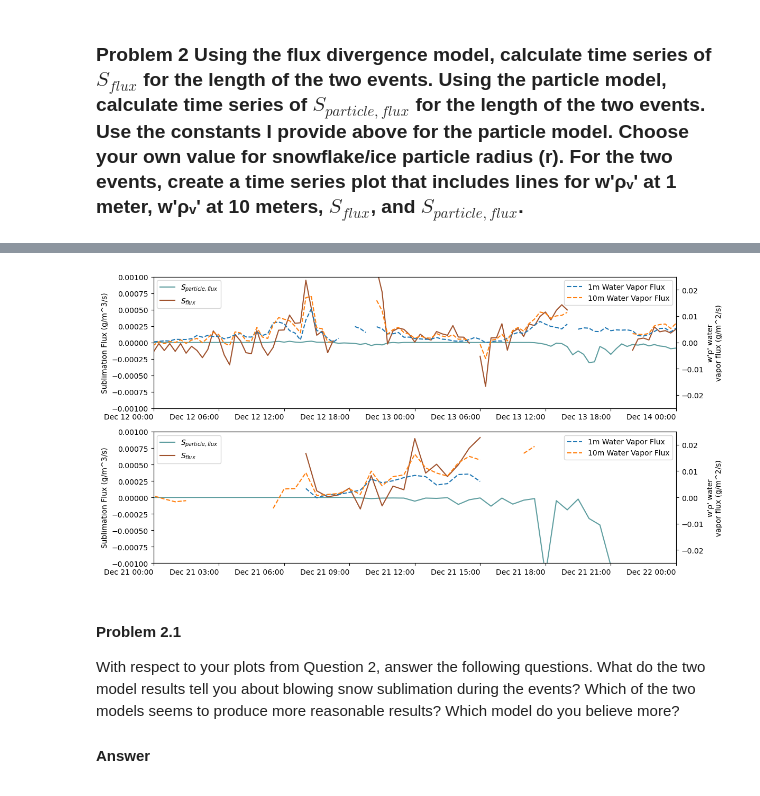
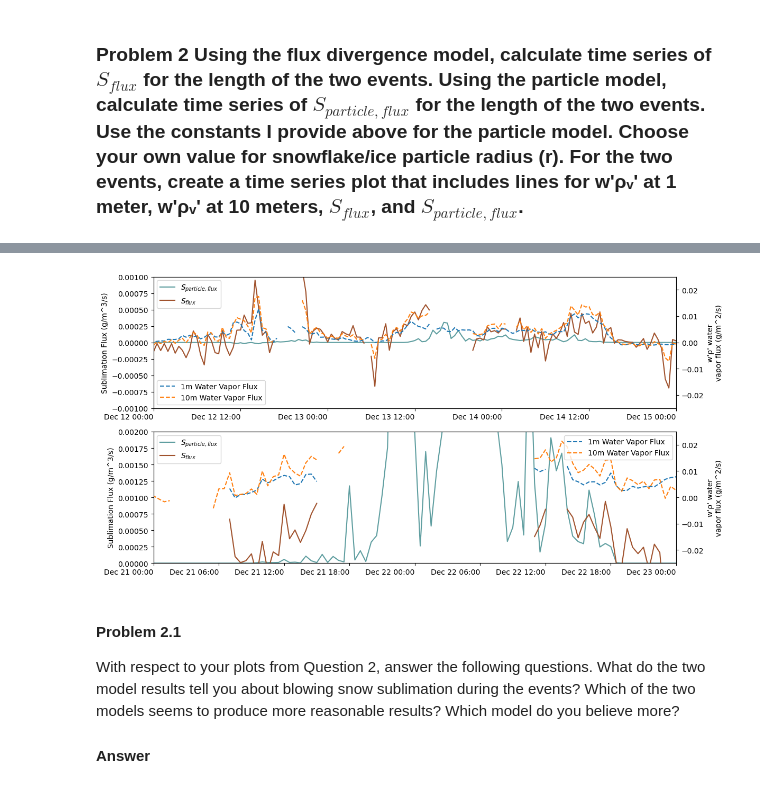
Before and after one commit to clinton-alden/snow_hydrology_WI25, a Jupyter notebook: module6/homework6.ipynb, the cells around one changed output, grey strips where cells are left out. Saved outputs shown, nothing was run; the diff lists cells and outputs as text; code cells hidden in the pictures.

Commit message:
fixed sublimation sign in particle model

```diff
--- a/module6/homework6.ipynb
+++ b/module6/homework6.ipynb
@@ -117,7 +117,7 @@ bs_mass_concentration = (sos_dataset['SF_avg_1m_ue'].values*units("g/m^2/s"))/(s
 snowgrain_mass = (4/3)*np.pi*r**3*(917*units("kg/m^3"))
 particle_density = bs_mass_concentration/snowgrain_mass
 bs_sub_rate = dm_dt * particle_density
-S_particle_flux = bs_sub_rate*(1*units("m"))
+S_particle_flux = -bs_sub_rate*(1*units("m"))
 # %%
 S_particle_flux
 # %% [output]
@@ -138,38 +138,38 @@ ax[0].legend(loc='upper left')
 ax2.legend()
 ax[0].set_xlabel("")
 # ax[0].set_yscale("log")
-ax[0].set_xlim(dt.datetime(2022,12,12), dt.datetime(2022,12,14))
+ax[0].set_xlim(dt.datetime(2022,12,12), dt.datetime(2022,12,15))
 ax[0].set_ylabel("Sublimation Flux (g/m^3/s)")
 ax2.set_ylabel("w'ρ' water\nvapor flux (g/m^2/s)")
 ax[0].set_ylim(-0.001, 0.001)
 ax2.set_ylim(-0.025, 0.025)
 
 
 
 
 ax3 = ax[1].twinx()
 ax3.plot(sos_dataset.time, sos_dataset['w_h2o__1m_c'], label='1m Water Vapor Flux', ls='--')
 ax3.plot(sos_dataset.time, sos_dataset['w_h2o__10m_c'], label='10m Water Vapor Flux', ls='--')
 ax[1].plot(sos_dataset.time, S_particle_flux.magnitude, label='$S_{particle, flux}$', c='cadetblue')
 ax[1].plot(sos_dataset.time, s_flux, label='$S_{flux}$', c='sienna')
 ax[1].legend(loc='upper left')
 ax3.legend(loc='upper right')
 ax[1].set_xlabel("")
 # ax[1].set_yscale("log")
-ax[1].set_xlim(dt.datetime(2022,12,21), dt.datetime(2022,12,22))
+ax[1].set_xlim(dt.datetime(2022,12,21), dt.datetime(2022,12,23))
 ax3.set_ylabel("w'ρ' water\nvapor flux (g/m^2/s)")
 ax[1].set_ylabel("Sublimation Flux (g/m^3/s)")
-ax[1].set_ylim(-0.001, 0.001)
+ax[1].set_ylim(0, 0.002)
 ax3.set_ylim(-0.025, 0.025)
 
 date_format = mdates.DateFormatter('%b %d %H:%M')
 for axes in ax.flat:
     axes.xaxis.set_major_formatter(date_format)
     plt.setp(axes.xaxis.get_majorticklabels(), ha='right')
 
 plt.tight_layout()
 # %% [output]
-[figure, old version]
+[figure, new version]
 # %% [markdown]
 #### Problem 2.1
 
```
Also changed, not shown: parts of 1 cell of this notebook, 1 other file.
